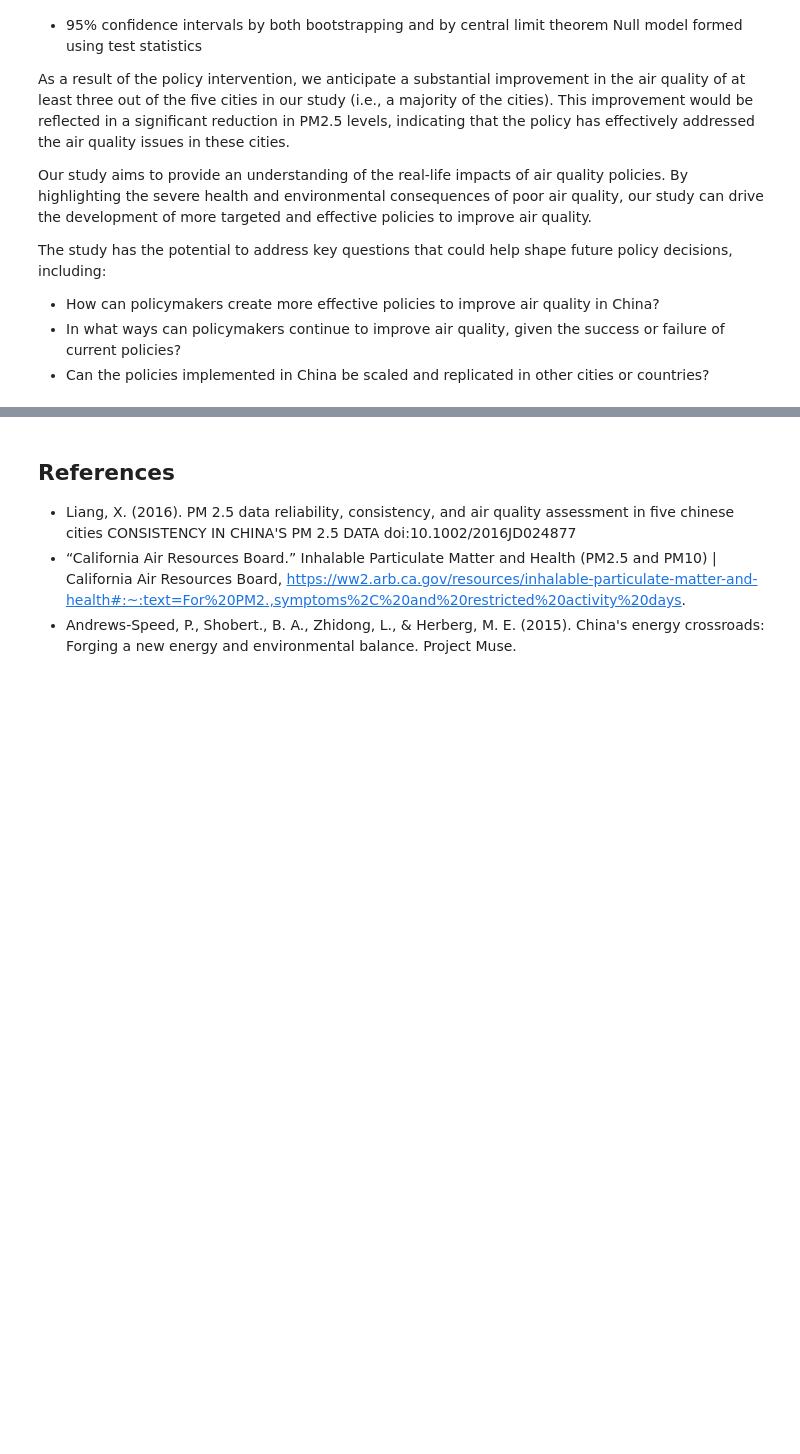
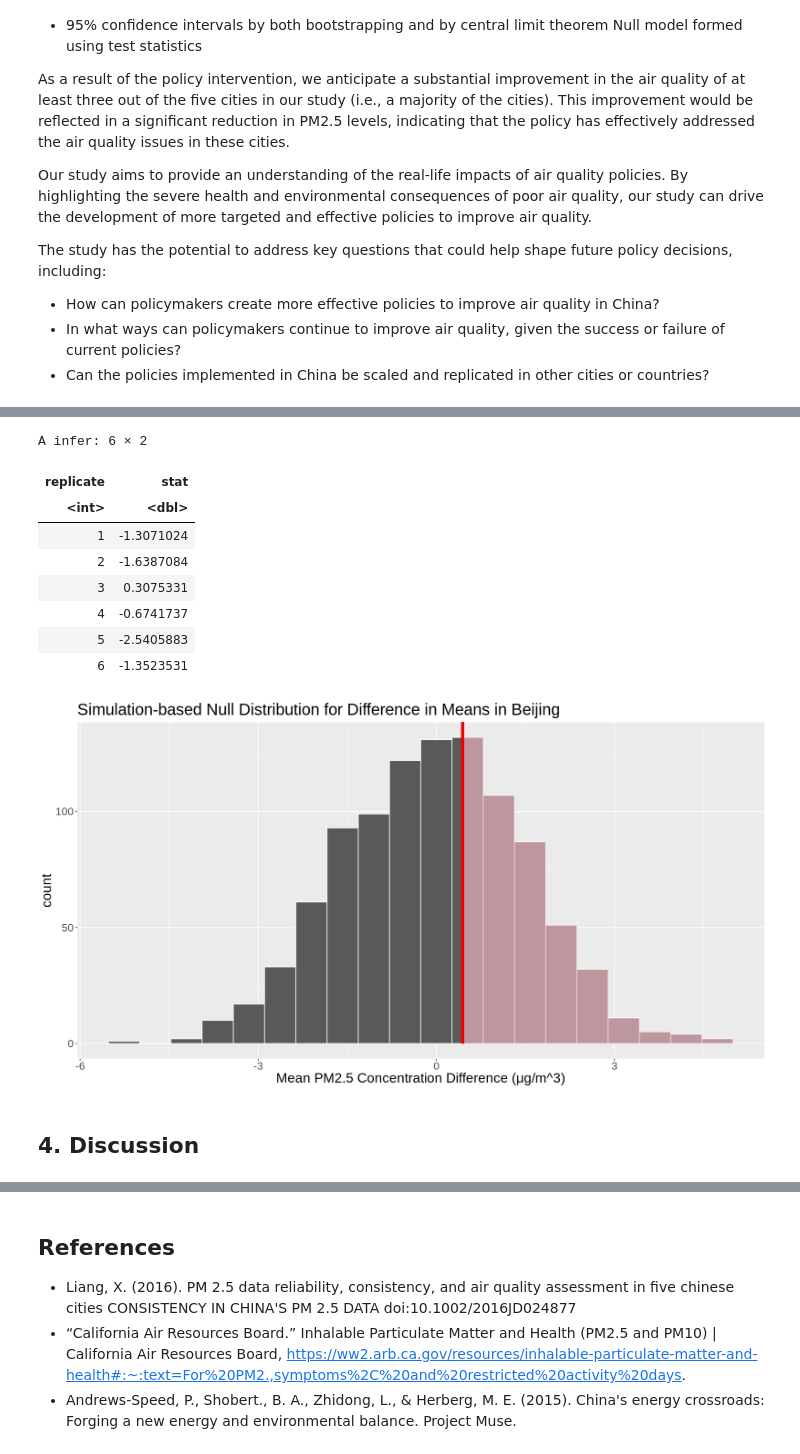
Before and after one commit to Nick-2003/STAT-201-Group-46-Project, a Jupyter notebook: STAT_201_Group_46_Final_Project.ipynb, the cells around one changed output, grey strips where cells are left out. Drawn from its saved outputs; the diff is of its cells as text; code cells hidden in the pictures; blank space fills up the shorter version.

Commit message:
Overall outline (except discussion)

```diff
--- a/STAT_201_Group_46_Final_Project.ipynb
+++ b/STAT_201_Group_46_Final_Project.ipynb
@@ -392,0 +509,44 @@ A infer: 6 × 2
+# %%
+options(repr.plot.width = 15, repr.plot.height = 8)
+# Set seed for consistent results
+set.seed(46201)
+
+## BEIJING
+# Null distribution for mean differences in Beijing
+BJ_null_diff_in_means <- total_PM2.5_AV %>%
+    filter(location == "Beijing", year != 2014) %>%
+    mutate(year = as.character(year)) %>%
+    select(PM_2.5_AV, year) %>%
+    specify(formula = PM_2.5_AV ~ year) %>%
+    hypothesise(null = "independence") %>%
+    generate(reps = 1000, type = "permute") %>%
+    calculate(stat = "diff in means", order = c("2013", "2015"))
+head(BJ_null_diff_in_means)
+
+# p-value for hypothesis test
+BJ_null_diff_in_means_p <- BJ_null_diff_in_means %>%
+   get_p_value(obs_stat = total_PM2.5_AV_mean_diff_obs$BJ_PM2.5_mean_diff_obs, direction = "right")
+# BJ_null_diff_in_means_p
+
+# Visualize null distribution and shade the p-value
+# Put vertical bar for the observed test statistic BJ_PM2.5_mean_diff_obs
+BJ_null_diff_in_means_plot <- BJ_null_diff_in_means %>%
+    visualize(bins = 20) +
+    shade_p_value(obs_stat = total_PM2.5_AV_mean_diff_obs$BJ_PM2.5_mean_diff_obs, direction = "greater") +
+    ggtitle("Simulation-based Null Distribution for Difference in Means in Beijing") +
+    xlab("Mean PM2.5 Concentration Difference (μg/m^3)") +
+    theme(text = element_text(size=20))
+BJ_null_diff_in_means_plot
+# %% [output]
+A infer: 6 × 2
+| replicate | stat |
+| <int> | <dbl> |
+| 1 | -1.3071024 |
+| 2 | -1.6387084 |
+| 3 | 0.3075331 |
+| 4 | -0.6741737 |
+| 5 | -2.5405883 |
+| 6 | -1.3523531 |
+[figure, added]
+# %% [markdown]
+## 4. Discussion
```
Also changed, not shown: parts of 13 cells of this notebook.
